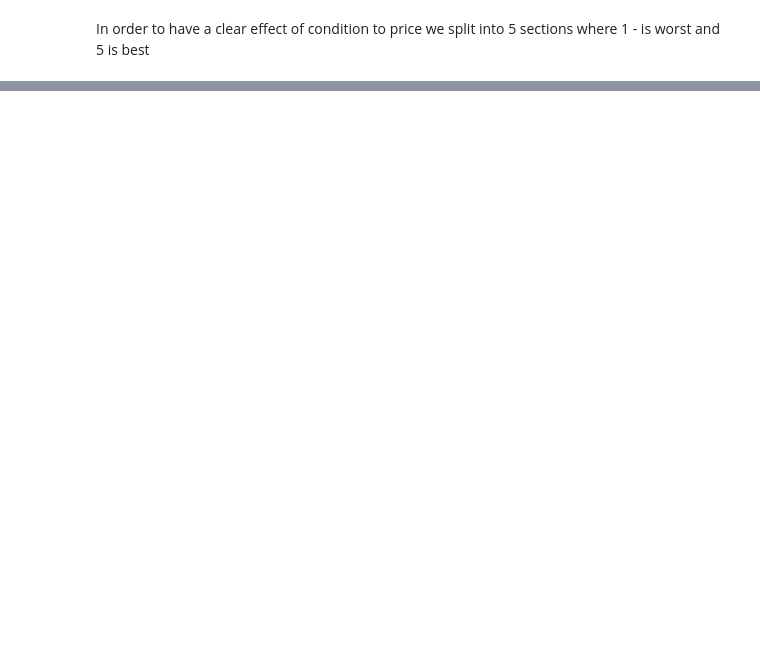
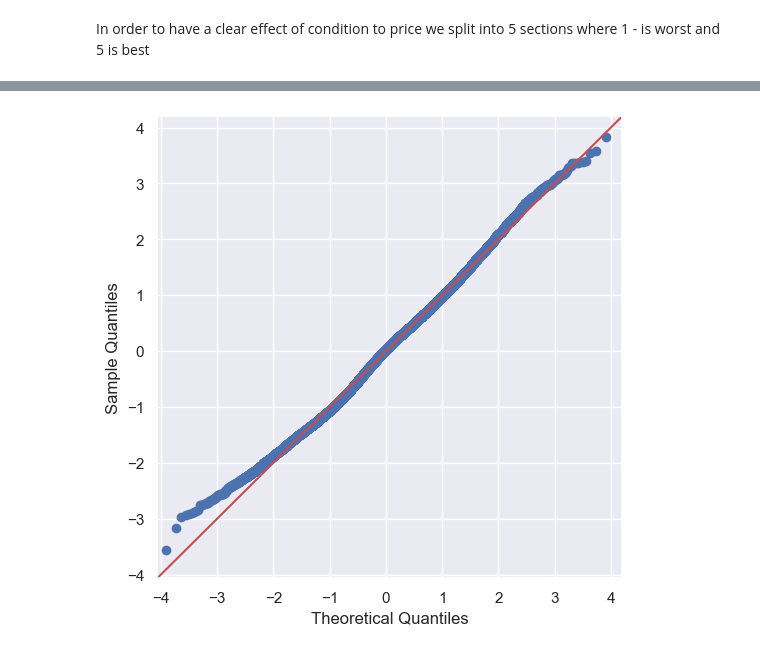
Before and after one commit to james-kibunja/dsc-phase-2-project-v2-3, a Jupyter notebook: Final_Notebook .ipynb, the cells around one changed output, grey strips where cells are left out. Drawn from its saved outputs; the diff is of its cells as text; code cells hidden in the pictures; blank space fills up the shorter version.

```diff
--- a/Final_Notebook .ipynb
+++ b/Final_Notebook .ipynb
@@ -723,0 +745,9 @@ sqft_living .......
+# %%
+# Initialize natural log on the specified columns
+df_int[['log_condition', 'log_bedrooms', 'log_bathrooms', 'log_sqft_living', 'log_price']] = np.log(df_int[['condition', 'bedrooms', 'bathrooms', 'sqft_living', 'price']])
+
+# Drop the original columns
+df_int.drop(['condition', 'bedrooms', 'bathrooms', 'sqft_living', 'price'], axis=1, inplace=True)
+
+# Display the modified DataFrame
+print(df_int.head())
@@ -723,0 +761,12 @@ sqft_living .......
+# %%
+df_int = sm.add_constant(df_int)
+
+# Specify the dependent variable ('log_price') and independent variables
+y = df_int['log_price']
+X = df_int.drop('log_price', axis=1)
+
+# Fit the linear regression model
+Log_model = sm.OLS(y, X).fit()
+
+# Display the model summary
+print(Log_model.summary())
@@ -723,0 +791,7 @@ sqft_living .......
+# %%
+## Creating a QQ Plot
+
+resid = Log_model.resid
+sm.graphics.qqplot(resid, dist=stats.norm, line='45', fit=True);
+# %% [output]
+[figure, added]
```
Also changed, not shown: parts of 42 cells of this notebook, 9 other files.
